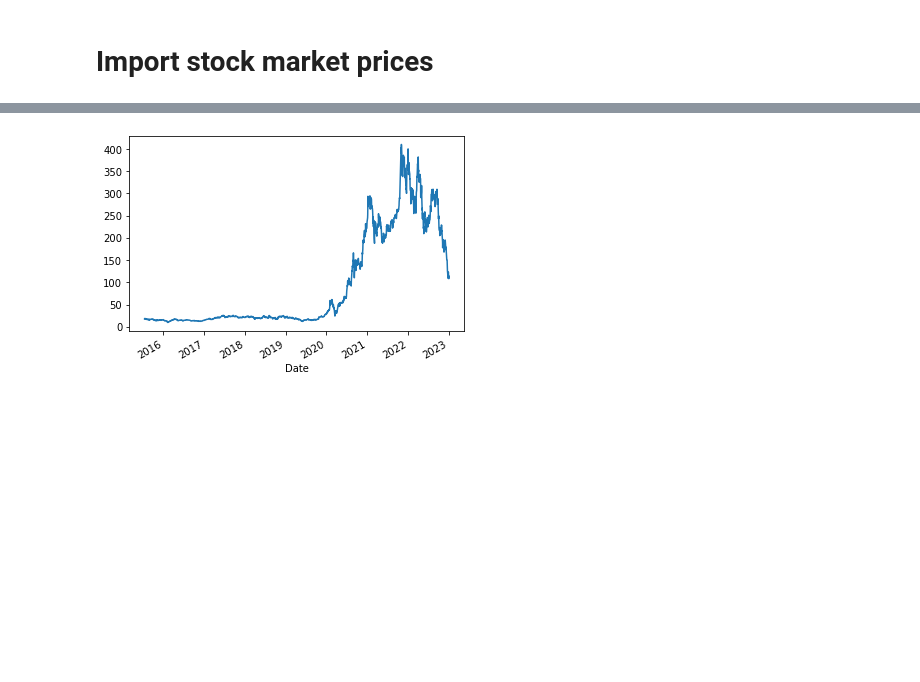
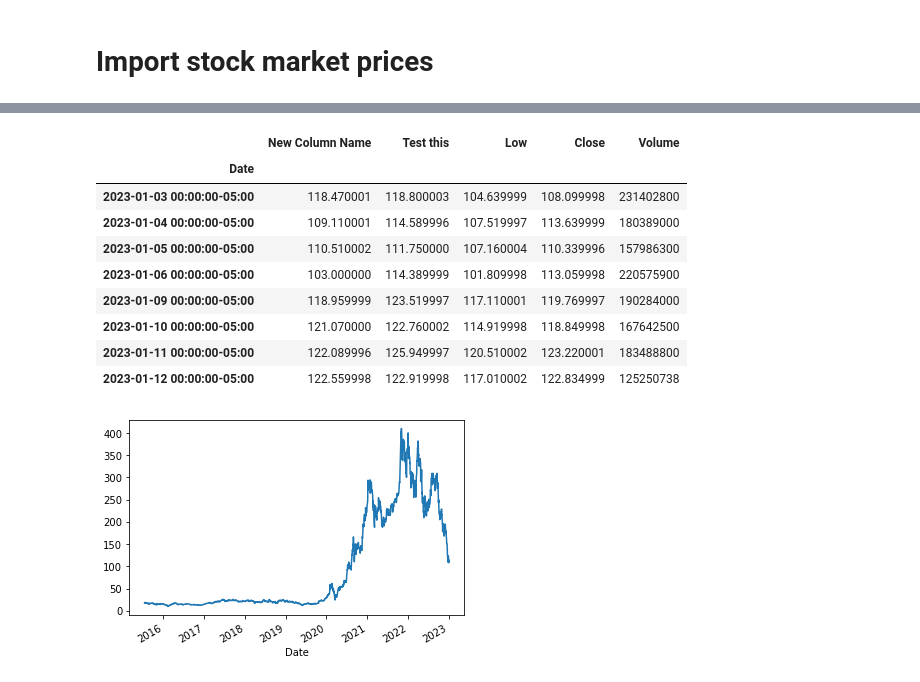
Before and after one commit to ludvigdoeser/scalableMLproject, a Jupyter notebook: Development.ipynb, the cells around one changed output, grey strips where cells are left out. Saved outputs shown, nothing was run; the diff lists cells and outputs as text; code cells hidden in the pictures; blank space fills up the shorter version.

```diff
--- a/Development.ipynb
+++ b/Development.ipynb
@@ -730,3 +873,19 @@ Final size of dataframe (1, 6)
+# %%
+data = data.rename(columns={'Open': 'New Column Name',
+                            'High':'Test this'})
+
+data
+# %% [output]
+|  | New Column Name | Test this | Low | Close | Volume |
+| Date |  |  |  |  |  |
+| 2023-01-03 00:00:00-05:00 | 118.470001 | 118.800003 | 104.639999 | 108.099998 | 231402800 |
+| 2023-01-04 00:00:00-05:00 | 109.110001 | 114.589996 | 107.519997 | 113.639999 | 180389000 |
+| 2023-01-05 00:00:00-05:00 | 110.510002 | 111.750000 | 107.160004 | 110.339996 | 157986300 |
+| 2023-01-06 00:00:00-05:00 | 103.000000 | 114.389999 | 101.809998 | 113.059998 | 220575900 |
+| 2023-01-09 00:00:00-05:00 | 118.959999 | 123.519997 | 117.110001 | 119.769997 | 190284000 |
+| 2023-01-10 00:00:00-05:00 | 121.070000 | 122.760002 | 114.919998 | 118.849998 | 167642500 |
+| 2023-01-11 00:00:00-05:00 | 122.089996 | 125.949997 | 120.510002 | 123.220001 | 183488800 |
+| 2023-01-12 00:00:00-05:00 | 122.559998 | 122.919998 | 117.010002 | 122.834999 | 125250738 |
 # %%
 # Get the current date and the date one month ago
 #today = datetime.datetime.today()
```
Also changed, not shown: parts of 81 cells of this notebook, 2 other files.
